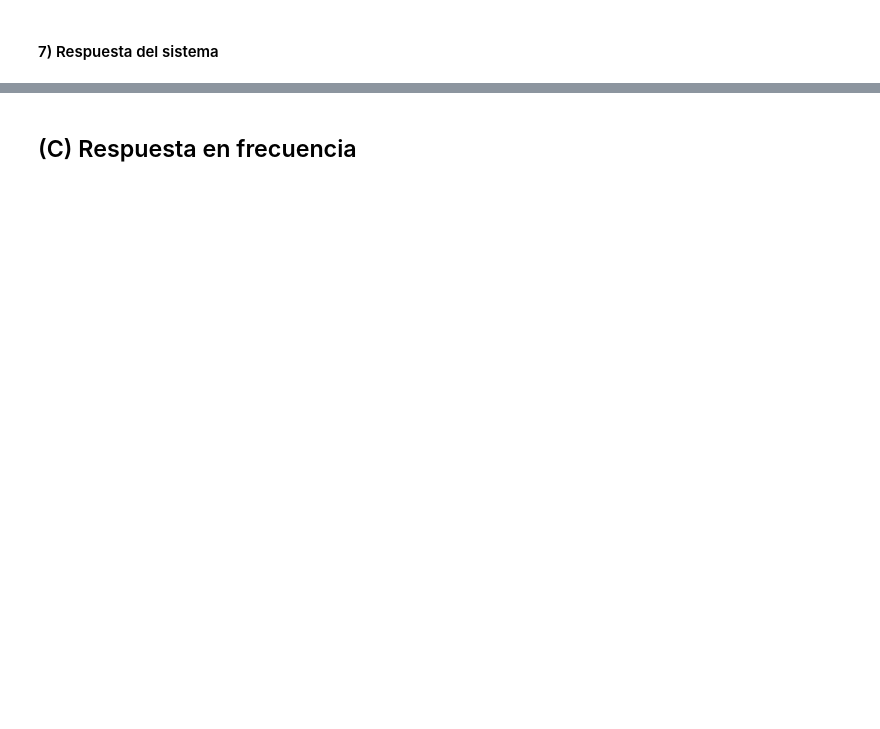
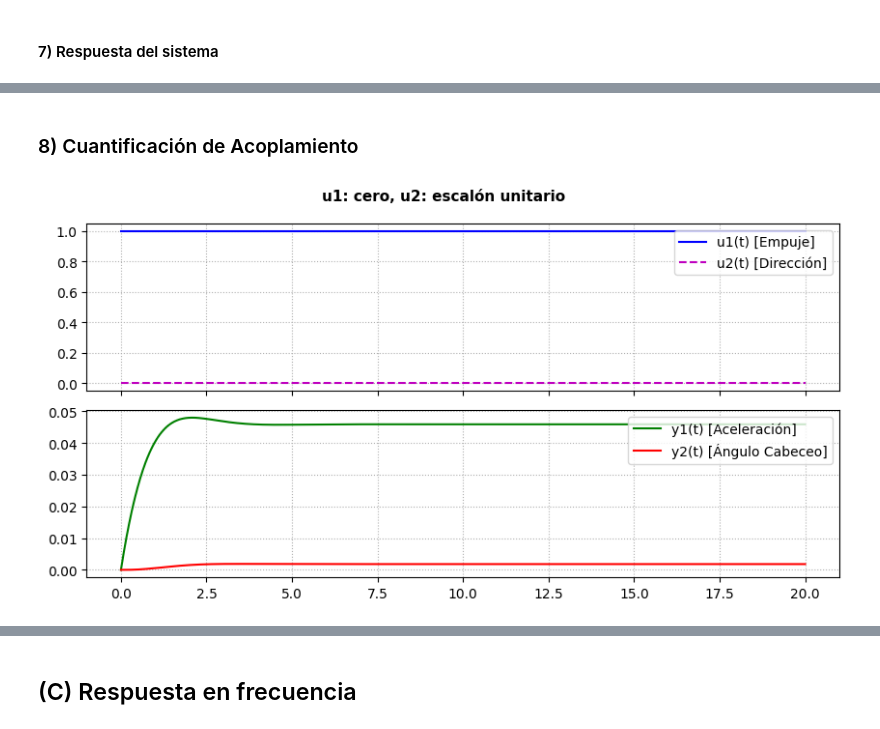
Before and after one commit to Cheps01/rocket-model, a Jupyter notebook: analysis.ipynb, the cells around one changed output, grey strips where cells are left out. Drawn from its saved outputs; the diff is of its cells as text; code cells hidden in the pictures; blank space fills up the shorter version.

```diff
--- a/analysis.ipynb
+++ b/analysis.ipynb
@@ -297,0 +405,23 @@ Impulso Dirac en u2 (u1=0)
+# %% [markdown]
+### 8) Cuantificación de Acoplamiento
+# %%
+u_step = np.ones_like(T)
+u_zeros = np.zeros_like(T)
+U1 = np.column_stack((u_step, u_zeros))
+t_out, y_out, _ = signal.lsim(ss_sys, U=U1, T=T)
+
+fig, axs = plt.subplots(2, 1, figsize=(8.5, 4.5), sharex=True)
+axs[0].plot(t_out, u_step, 'b-', label='u1(t) [Empuje]')
+axs[0].plot(t_out, u_zeros, 'm--', label='u2(t) [Dirección]')
+axs[0].legend(loc='upper right')
+axs[0].grid(True, linestyle=':')
+axs[1].plot(t_out, y_out[:, 0], 'g-', label='y1(t) [Aceleración]')
+axs[1].plot(t_out, y_out[:, 1], 'r-', label='y2(t) [Ángulo Cabeceo]')
+axs[1].legend(loc='upper right')
+axs[1].grid(True, linestyle=':')
+plt.suptitle("u1: cero, u2: escalón unitario", fontsize=11, fontweight='bold')
+plt.tight_layout()
+plt.show()
+plt.close('all')
+# %% [output]
+[figure, added]
```
Also changed, not shown: parts of 22 cells of this notebook.
